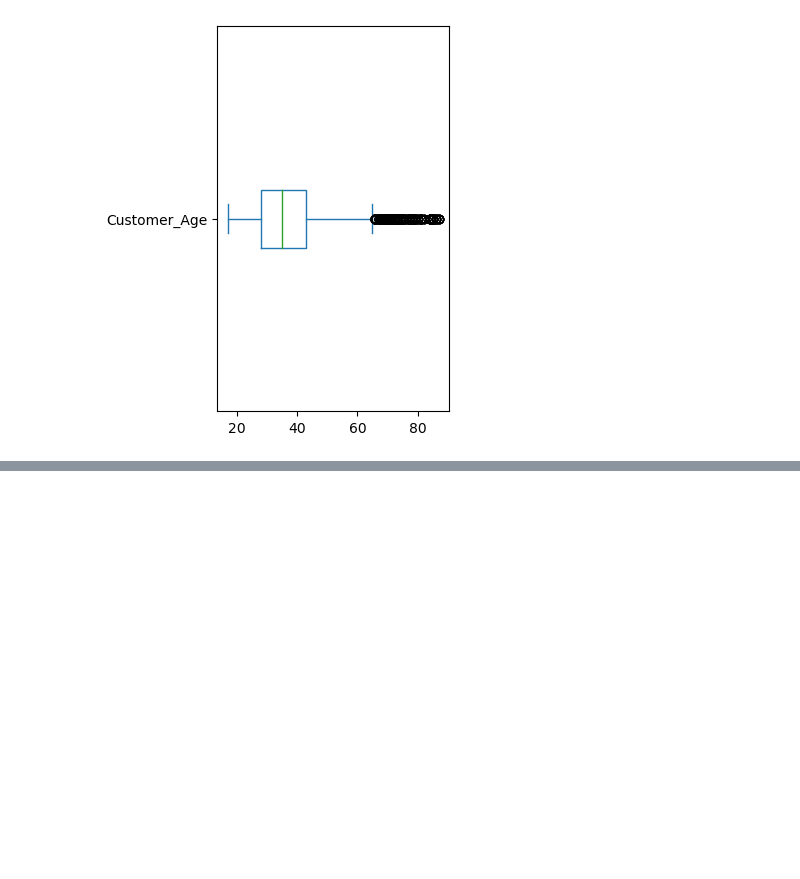
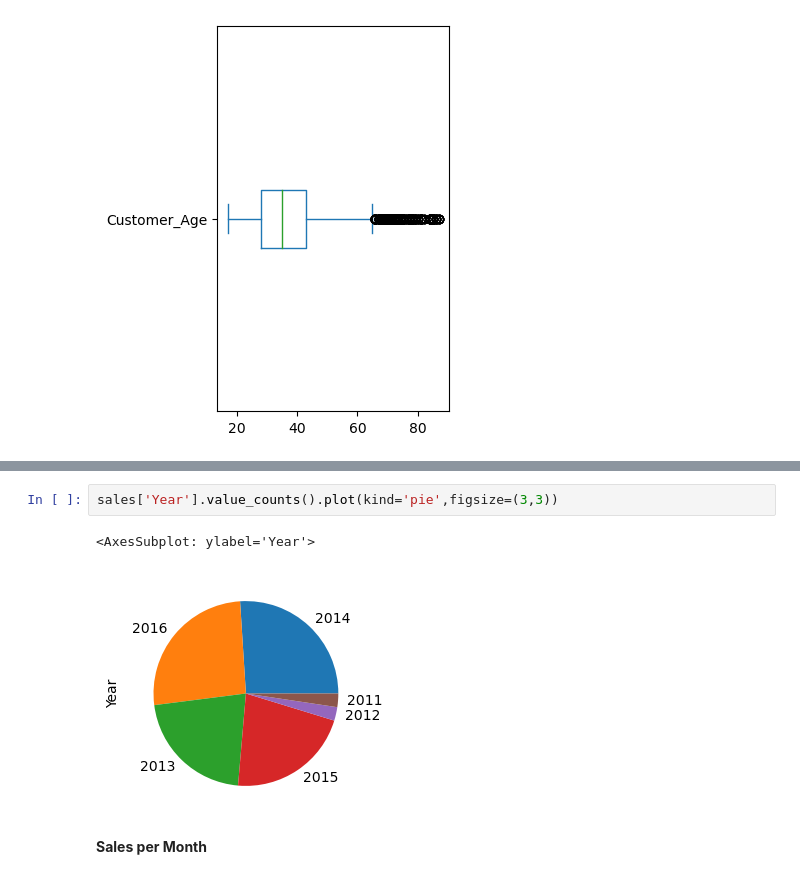
Before and after one commit to AlSolor/FREECODE, a Jupyter notebook: Exercises_1.ipynb, the cells around one changed output, grey strips where cells are left out. Cells and saved outputs as stored; diff of their text form; blank space fills up the shorter version.

```diff
--- a/Exercises_1.ipynb
+++ b/Exercises_1.ipynb
@@ -43,0 +72,7 @@ sales['Customer_Age'].plot(kind='box',vert=False,figsize=(3,5))
+# %%
+sales['Year'].value_counts().plot(kind='pie',figsize=(3,3))
+# %% [output]
+<AxesSubplot: ylabel='Year'>
+[figure, added]
+# %% [markdown]
+**Sales per Month**
```
Also changed, not shown: parts of 30 cells of this notebook.
